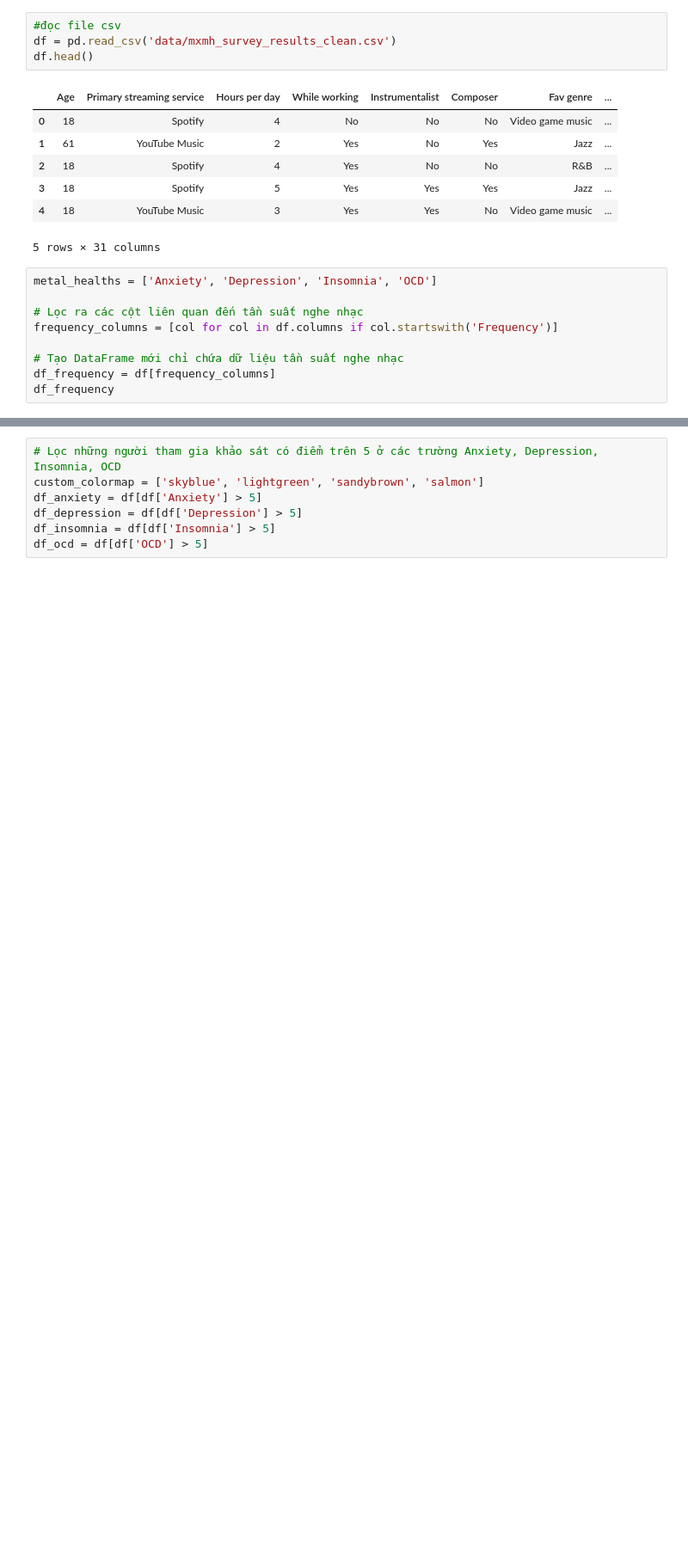
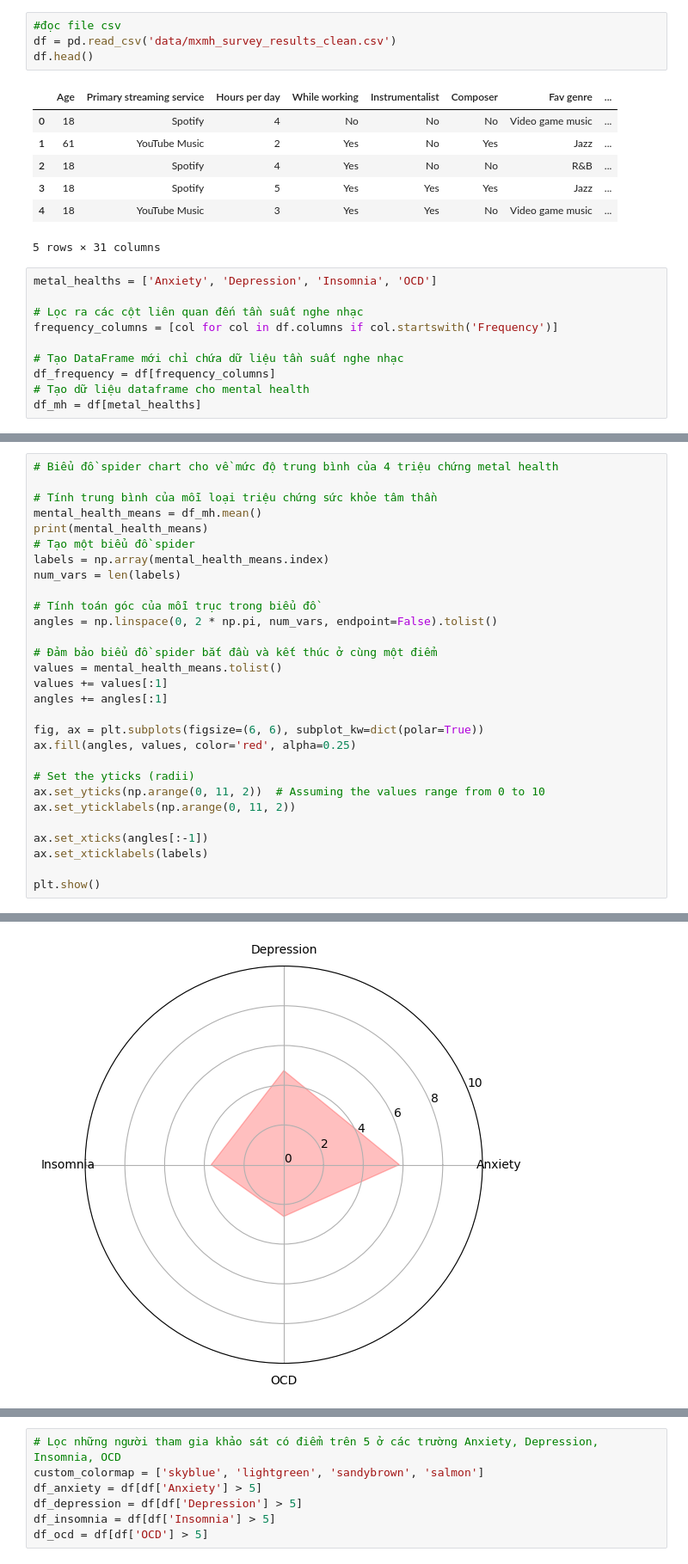
Before and after one commit to HungLVT/DS, a Jupyter notebook: 4.0-questions-and-answers.ipynb, the cells around one changed output, grey strips where cells are left out. Shown at 86% size. Cells and saved outputs as stored; diff of their text form; blank space fills up the shorter version.

```diff
--- a/4.0-questions-and-answers.ipynb
+++ b/4.0-questions-and-answers.ipynb
@@ -45,4 +45,5 @@ frequency_columns = [col for col in df.columns if col.startswith('Frequency')]
 
 # Tạo DataFrame mới chỉ chứa dữ liệu tần suất nghe nhạc
 df_frequency = df[frequency_columns]
-df_frequency
+# Tạo dữ liệu dataframe cho mental health
+df_mh = df[metal_healths]
@@ -73,0 +60,30 @@ df_frequency
+# %%
+# Biểu đồ spider chart cho về mức độ trung bình của 4 triệu chứng metal health
+
+# Tính trung bình của mỗi loại triệu chứng sức khỏe tâm thần
+mental_health_means = df_mh.mean()
+print(mental_health_means)
+# Tạo một biểu đồ spider
+labels = np.array(mental_health_means.index)
+num_vars = len(labels)
+
+# Tính toán góc của mỗi trục trong biểu đồ
+angles = np.linspace(0, 2 * np.pi, num_vars, endpoint=False).tolist()
+
+# Đảm bảo biểu đồ spider bắt đầu và kết thúc ở cùng một điểm
+values = mental_health_means.tolist()
+values += values[:1]
+angles += angles[:1]
+
+fig, ax = plt.subplots(figsize=(6, 6), subplot_kw=dict(polar=True))
+ax.fill(angles, values, color='red', alpha=0.25)
+
+# Set the yticks (radii)
+ax.set_yticks(np.arange(0, 11, 2))  # Assuming the values range from 0 to 10
+ax.set_yticklabels(np.arange(0, 11, 2))
+
+ax.set_xticks(angles[:-1])
+ax.set_xticklabels(labels)
+
+plt.show()
+# %% [output]
@@ -73,0 +95 @@ df_frequency
+[figure, added]
```
Also changed, not shown: parts of 18 cells of this notebook, 4 other files.
